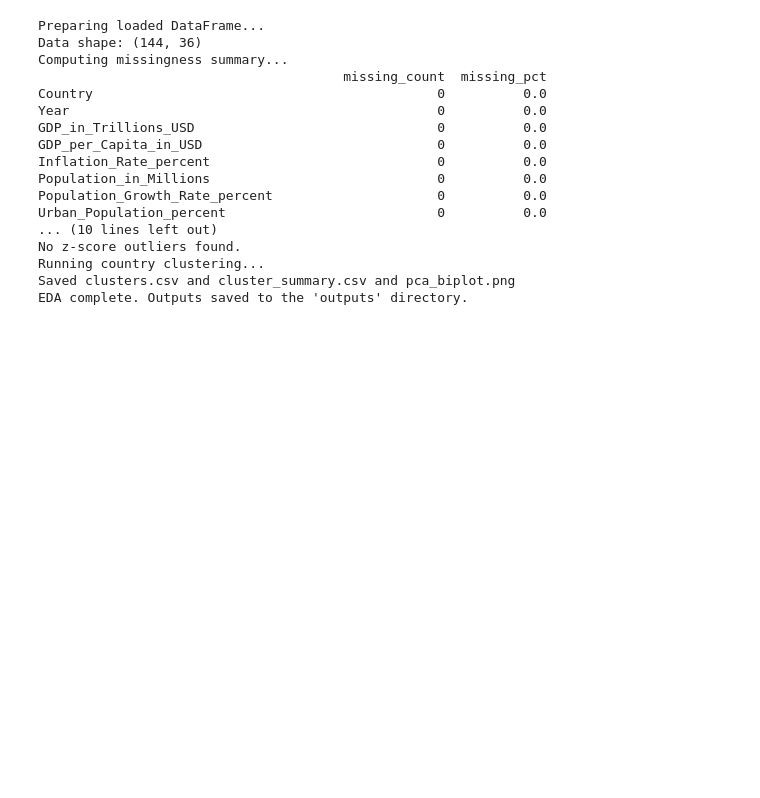
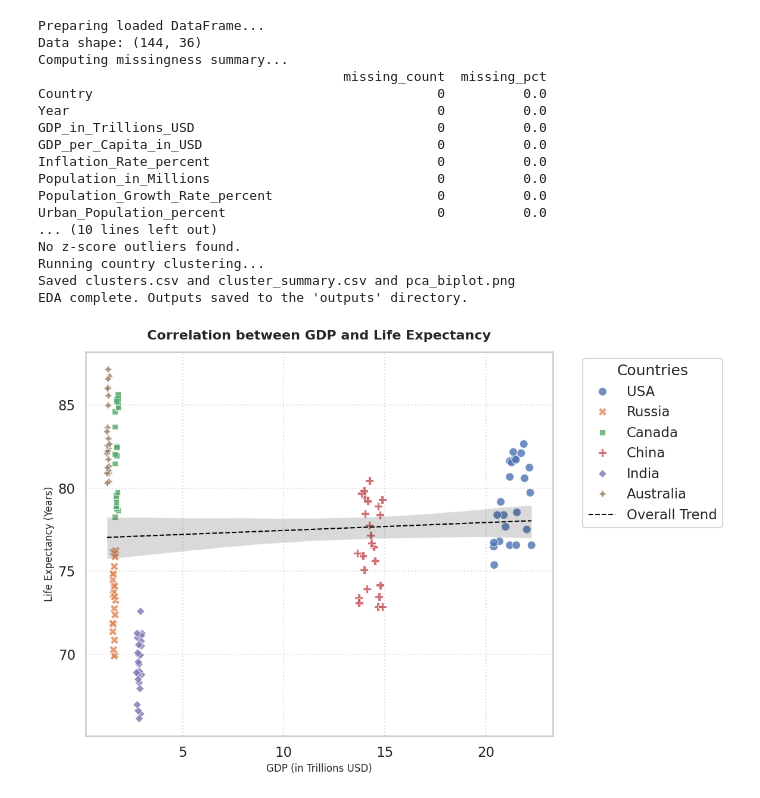
Before and after one commit to sitiekbal/CapstnPro_Econ.Analysis, a Jupyter notebook: Capstone_Project_Economic_Analysis.ipynb, the cells around one changed output. Cells and saved outputs as stored; diff of their text form; code cells hidden in the pictures; blank space fills up the shorter version.

```diff
--- a/Capstone_Project_Economic_Analysis.ipynb
+++ b/Capstone_Project_Economic_Analysis.ipynb
@@ -339,3 +339,45 @@ No z-score outliers found.
 Running country clustering...
 Saved clusters.csv and cluster_summary.csv and pca_biplot.png
 EDA complete. Outputs saved to the 'outputs' directory.
+# %%
+import matplotlib.pyplot as plt
+import seaborn as sns
+
+# Prepare the data using the utility from our EDA cell to ensure tidy columns and correct types
+cleaned_df = prepare_data(df)
+
+# Create the scatter plot
+plt.figure(figsize=(12, 8))
+sns.scatterplot(
+    data=cleaned_df,
+    x='GDP_in_Trillions_USD',
+    y='Life_Expectancy_Years',
+    hue='Country',
+    style='Country',
+    s=100,
+    alpha=0.8
+)
+
+# Add a trendline to show the overall correlation
+sns.regplot(
+    data=cleaned_df,
+    x='GDP_in_Trillions_USD',
+    y='Life_Expectancy_Years',
+    scatter=False,
+    color='black',
+    line_kws={'linestyle': '--', 'linewidth': 1.5},
+    label='Overall Trend'
+)
+
+plt.title('Correlation between GDP and Life Expectancy', fontsize=16, fontweight='bold', pad=15)
+plt.xlabel('GDP (in Trillions USD)', fontsize=12)
+plt.ylabel('Life Expectancy (Years)', fontsize=12)
+plt.legend(bbox_to_anchor=(1.05, 1), loc='upper left', title='Countries')
+plt.grid(True, linestyle=':', alpha=0.6)
+plt.tight_layout()
+
+# Save the plot
+plt.savefig(OUTDIR / 'gdp_vs_life_expectancy_scatter.png', dpi=150)
+plt.show()
+# %% [output]
+[figure, added]
```
